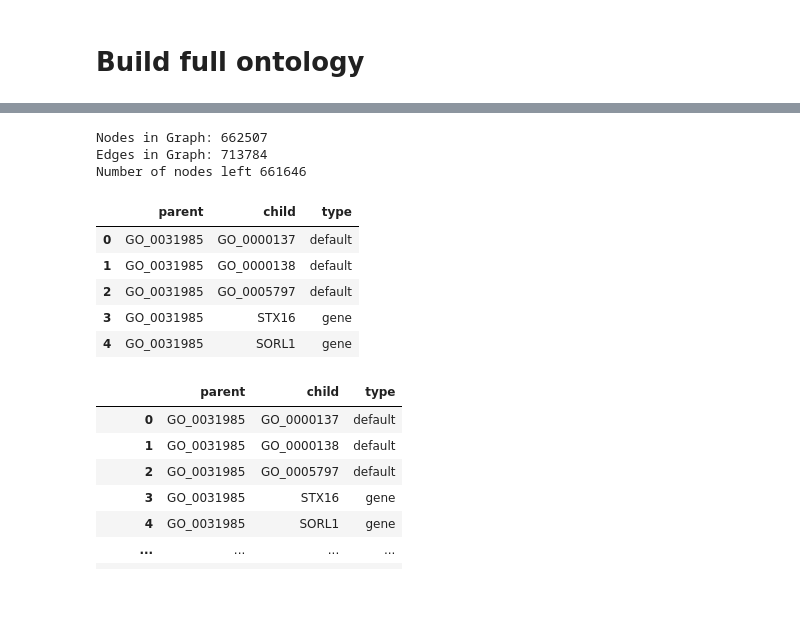
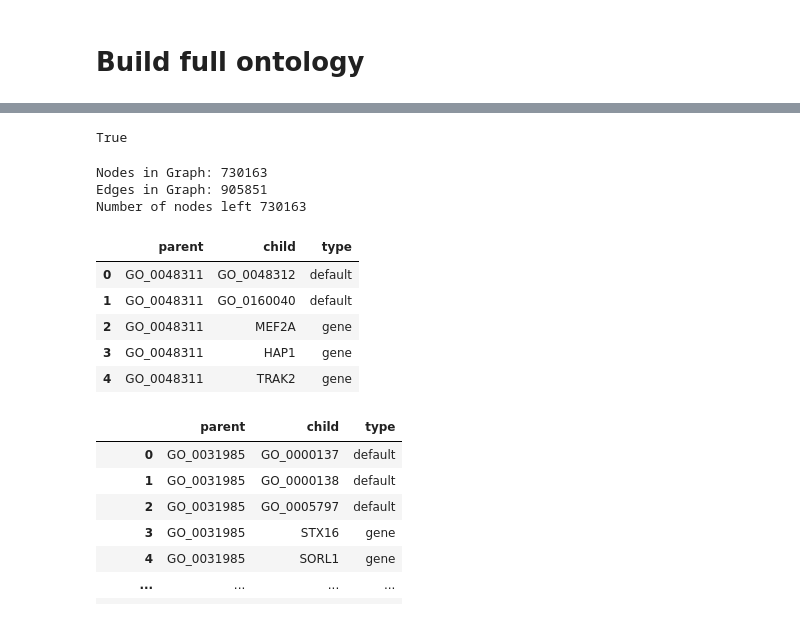
Before and after one commit to DennisGankin/snp_vnn, a Jupyter notebook: notebooks/gene_ontology_builder.ipynb, the cells around one changed output, grey strips where cells are left out. Cells and saved outputs as stored; diff of their text form; code cells hidden in the pictures.

```diff
--- a/notebooks/gene_ontology_builder.ipynb
+++ b/notebooks/gene_ontology_builder.ipynb
@@ -375,0 +473,3 @@ Nodes before pruning: 1571
+# %%
+# change graph nodes to _
+G = nx.relabel_nodes(G, lambda x: x.replace(":", "_"))
@@ -376,10 +500,17 @@ Nodes before pruning: 1571
+# %%
+for u, v in G.edges("GO_0005575"):
+    print(u,v)
 # %%
-# prune network
+# prune network, remove all go terms, which are leaf nodes but have no associated snps
 def prune_tree(G, nodeset):
-    nodes_to_check = list(G.nodes)
+    nodes_to_check = list(nx.topological_sort(G))
     while nodes_to_check:
         node = nodes_to_check.pop()
-        if G.in_degree(node) == 0 and G.out_degree(node) > 0 and not node in nodeset: # if leaf is not in nodeset (leaf meaning )
+        #print(node)
+        # if it is a leaf, in this case it has no out edges, but not in go_terms, so no associations
+        if  G.out_degree(node) == 0 and (not node in nodeset):
+            if G.in_degree(node) == 0:
+                print("Node with no parents", node)
             parents = list(G.predecessors(node))
             G.remove_node(node)
             nodes_to_check.extend(parents)
@@ -408,7 +612,7 @@ len([n for n in G.nodes if G.out_degree(n) == 0])
 # Build full ontology
 # %%
 # Convert the pruned graph to a dataframe for output
-pruned_edges = [(v,u) for u, v in G.edges]
+pruned_edges = [(u,v) for u, v in G.edges]
 ontology_df = pd.DataFrame(pruned_edges, columns=['parent', 'child'])
 ontology_df["type"] = "default"
 ontology_df
@@ -449,3 +653,7 @@ See the caveats in the documentation: https://pandas.pydata.org/pandas-docs/stab
+# %%
+"GO_root" in list(ontology_df.parent) # check if root is in there
+# %% [output]
+True
 # %%
 # Create a directed graph from the ontology data
 OG = nx.DiGraph()
@@ -457,42 +665,42 @@ for index, row in ontology_df.iterrows():
 print("Nodes in Graph:", len(OG.nodes))
 print("Edges in Graph:", len(OG.edges))
 
 #print(G.nodes)
 
 # Step 2: Iteratively remove nodes that do not lead to a known gene
 def prune_tree_(G):
     nodes_to_check = list(G.nodes)
     while nodes_to_check:
         node = nodes_to_check.pop()
         if G.out_degree(node) == 0 and G.in_degree(node) > 0 and "GO" in node:  # Check if it is a hanging node
             parents = list(G.predecessors(node))
             G.remove_node(node)
             nodes_to_check.extend(parents)
 
 prune_tree_(OG)
 
 print("Number of nodes left", len(OG.nodes))
 
 # Convert the pruned graph back to a dataframe for output
 pruned_edges = [(u, v, OG[u][v]['type']) for u, v in OG.edges]
 pruned_df = pd.DataFrame(pruned_edges, columns=['parent', 'child', 'type'])
 
 # Save the pruned ontology
 #pruned_ontology_file = '../data/go_biological_processes.txt'
-pruned_ontology_file = '../data/go_cellular_components.txt'
+pruned_ontology_file = '../data/go_bp_cc_isa_partof_reg.txt'
 pruned_df.to_csv(pruned_ontology_file, sep='\t', index=False, header=False)
 
 pruned_df.head()
 # %% [output]
-Nodes in Graph: 662507
-Edges in Graph: 713784
-Number of nodes left 661646
+Nodes in Graph: 730163
+Edges in Graph: 905851
+Number of nodes left 730163
 |  | parent | child | type |
-| 0 | GO_0031985 | GO_0000137 | default |
-| 1 | GO_0031985 | GO_0000138 | default |
-| 2 | GO_0031985 | GO_0005797 | default |
-| 3 | GO_0031985 | STX16 | gene |
-| 4 | GO_0031985 | SORL1 | gene |
+| 0 | GO_0048311 | GO_0048312 | default |
+| 1 | GO_0048311 | GO_0160040 | default |
+| 2 | GO_0048311 | MEF2A | gene |
+| 3 | GO_0048311 | HAP1 | gene |
+| 4 | GO_0048311 | TRAK2 | gene |
 # %%
 pruned_df
 # %% [output]
```
Also changed, not shown: parts of 44 cells of this notebook.
